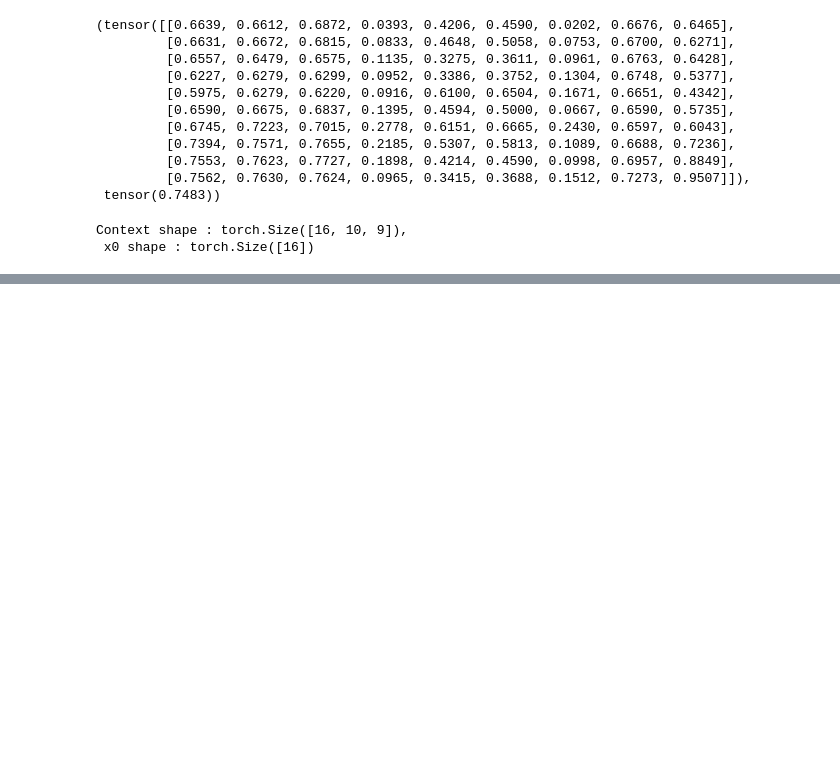
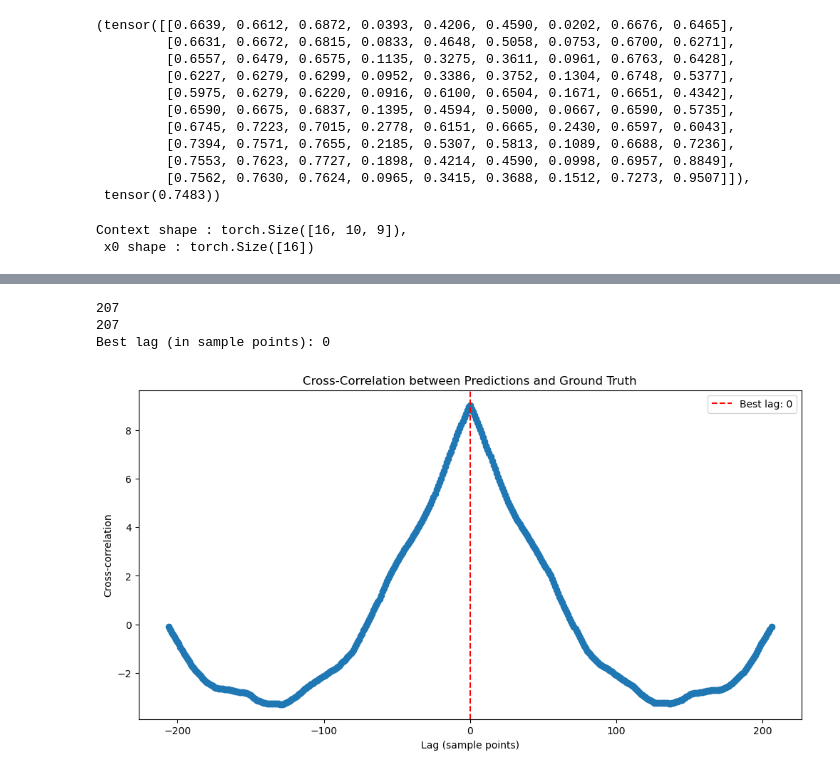
Before and after one commit to gitsouderos/Thesis, a Jupyter notebook: Simple_Diffusion/conditional_diffusion/testing_diffusion_modules.ipynb, the cells around one changed output, grey strips where cells are left out. Saved outputs shown, nothing was run; the diff lists cells and outputs as text; code cells hidden in the pictures; blank space fills up the shorter version.

```diff
--- a/Simple_Diffusion/conditional_diffusion/testing_diffusion_modules.ipynb
+++ b/Simple_Diffusion/conditional_diffusion/testing_diffusion_modules.ipynb
@@ -488,0 +529,65 @@ plt.show()
+# %%
+import numpy as np
+import matplotlib.pyplot as plt
+
+# Assume pred_array and true_array are 1D numpy arrays of your predictions and ground truth
+# For example:
+# pred_array = np.array([...])
+# true_array = np.array([...])
+
+def compute_cross_correlation(preds, actuals):
+    """
+    Computes the cross-correlation between two 1D arrays.
+
+    Args:
+      preds: 1D numpy array of predictions.
+      actuals: 1D numpy array of ground truth values.
+
+    Returns:
+      corr: The cross-correlation array.
+      lags: The corresponding lags.
+    """
+    # Subtract means to center the data
+    preds_centered = preds - np.mean(preds)
+    actuals_centered = actuals - np.mean(actuals)
+
+    # Compute full cross-correlation
+    corr = np.correlate(preds_centered, actuals_centered, mode='full')
+
+    # Create array of lags. For arrays of length N, the lags go from -(N-1) to (N-1).
+    lags = np.arange(-len(preds) + 1, len(preds))
+
+    return corr, lags
+
+pred_array = test_data['naive_pred'].values
+true_array= test_data['Close'].values
+
+print(len(pred_array))
+print(len(true_array))
+
+# Compute cross-correlation and lags
+corr, lags = compute_cross_correlation(pred_array, true_array)
+
+# Find the lag that gives maximum correlation
+max_corr_index = np.argmax(corr)
+best_lag = lags[max_corr_index]
+print("Best lag (in sample points):", best_lag)
+
+# Interpretation:
+# - If best_lag is positive, the predictions lag behind the actual values.
+# - If best_lag is negative, the predictions lead the actual values.
+
+# Plot the cross-correlation function
+plt.figure(figsize=(12, 6))
+plt.plot(lags, corr, marker='o')
+plt.xlabel("Lag (sample points)")
+plt.ylabel("Cross-correlation")
+plt.title("Cross-Correlation between Predictions and Ground Truth")
+plt.axvline(x=best_lag, color='red', linestyle='--', label=f"Best lag: {best_lag}")
+plt.legend()
+plt.show()
+# %% [output]
+207
+207
+Best lag (in sample points): 0
+[figure, added]
```
Also changed, not shown: parts of 7 cells of this notebook.
